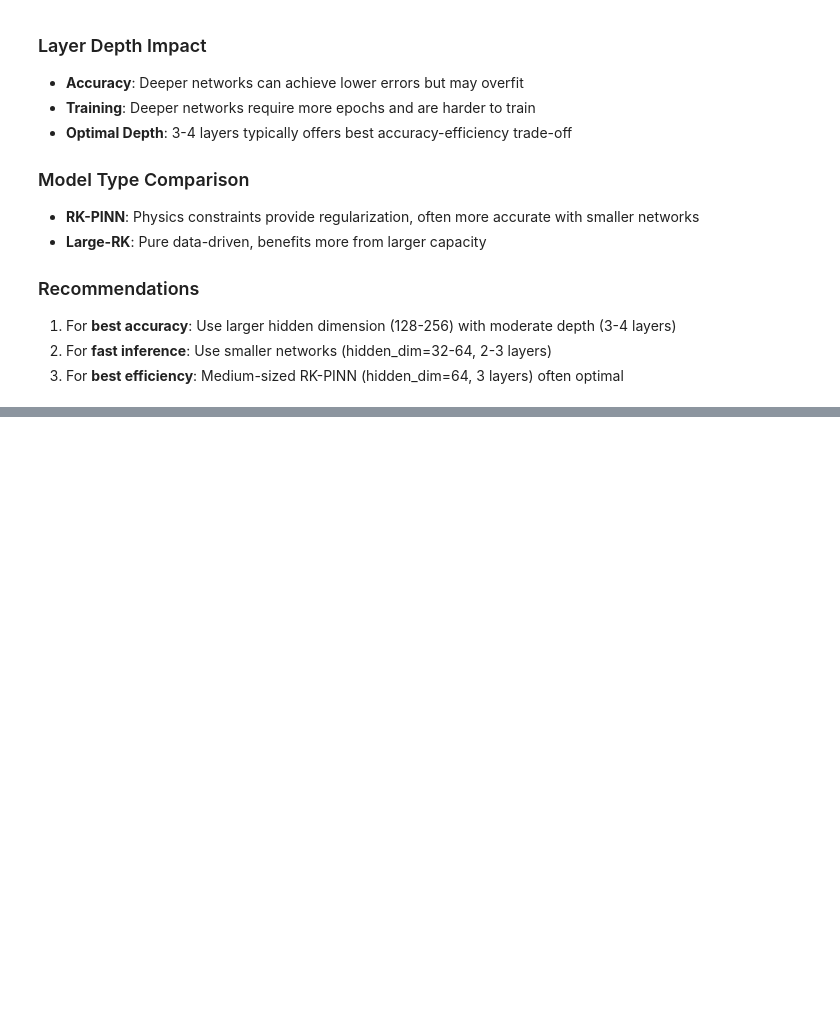
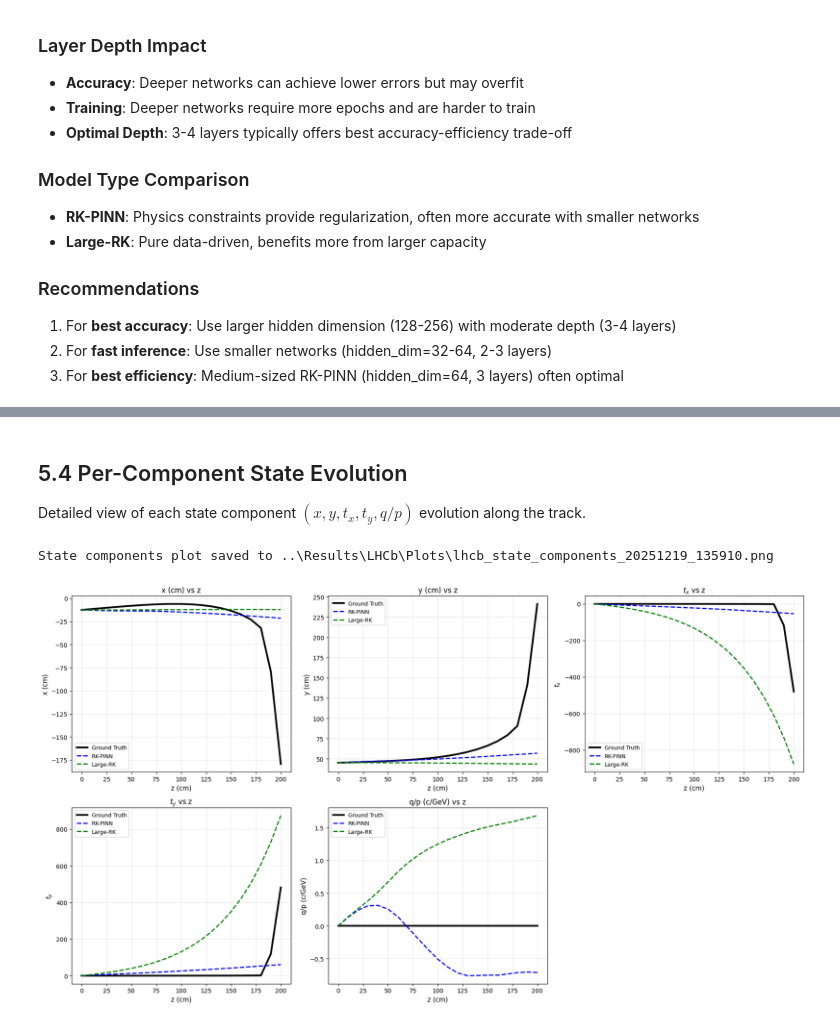
Before and after one commit to GeorgeWilliam1999/TrackExtrapolation, a Jupyter notebook: RK_PINNs/PINN_RK_Comparison.ipynb, the cells around one changed output, grey strips where cells are left out. Cells and saved outputs as stored; diff of their text form; code cells hidden in the pictures; blank space fills up the shorter version.

```diff
--- a/RK_PINNs/PINN_RK_Comparison.ipynb
+++ b/RK_PINNs/PINN_RK_Comparison.ipynb
@@ -1726,0 +2400,56 @@ plt.show()
+# %% [markdown]
+## 5.4 Per-Component State Evolution
+
+Detailed view of each state component $(x, y, t_x, t_y, q/p)$ evolution along the track.
+# %%
+# =============================================================================
+# Per-Component State Evolution Plot
+# =============================================================================
+
+state_labels = ['x (cm)', 'y (cm)', '$t_x$', '$t_y$', 'q/p (c/GeV)']
+state_indices = [0, 1, 3, 4, 5]  # Skip z which is the independent variable
+
+fig4, axes = plt.subplots(2, 3, figsize=(18, 10))
+axes = axes.flatten()
+
+# Use first test track
+track_idx = 0
+state0_plot = test_tracks[track_idx]
+_, traj_true = lhcb_gt.integrate(state0_plot, LHCB_CONFIG["z_end"], LHCB_CONFIG["dz"])
+traj_true_np = traj_true.cpu().numpy()
+z_vals = traj_true_np[:, 2]
+
+for i, (idx, label) in enumerate(zip(state_indices, state_labels)):
+    ax = axes[i]
+
+    # Ground truth
+    ax.plot(z_vals, traj_true_np[:, idx], 'k-', lw=3, label='Ground Truth')
+
+    # Model predictions
+    for name, model in lhcb_models.items():
+        if lhcb_results.get(name) is not None:
+            traj = lhcb_evaluator.rollout(model, state0_plot, LHCB_CONFIG["z_end"], LHCB_CONFIG["dz"])
+            traj_np = traj.squeeze(0).cpu().numpy()
+            ax.plot(z_vals, traj_np[:, idx], '--', color=colors.get(name, 'red'), lw=2, label=name)
+
+    ax.set_xlabel('z (cm)', fontsize=11)
+    ax.set_ylabel(label, fontsize=11)
+    ax.set_title(f'{label} vs z', fontsize=12)
+    ax.legend(fontsize=9)
+    ax.grid(True, alpha=0.3)
+
+# Use last subplot for per-component error comparison
+ax = axes[5]
+ax.set_visible(False)
+
+plt.tight_layout()
+
+# Save the plot
+save_path4 = os.path.join(LHCB_PLOTS_DIR, f'lhcb_state_components_{lhcb_timestamp}.png')
+plt.savefig(save_path4, dpi=150, bbox_inches='tight')
+plt.savefig(os.path.join(LHCB_PLOTS_DIR, 'lhcb_state_components_latest.png'), dpi=150, bbox_inches='tight')
+print(f"State components plot saved to {save_path4}")
+plt.show()
+# %% [output]
+State components plot saved to ..\Results\LHCb\Plots\lhcb_state_components_20251219_135910.png
+[figure, added]
```
Also changed, not shown: parts of 46 cells of this notebook, 3 other files.
